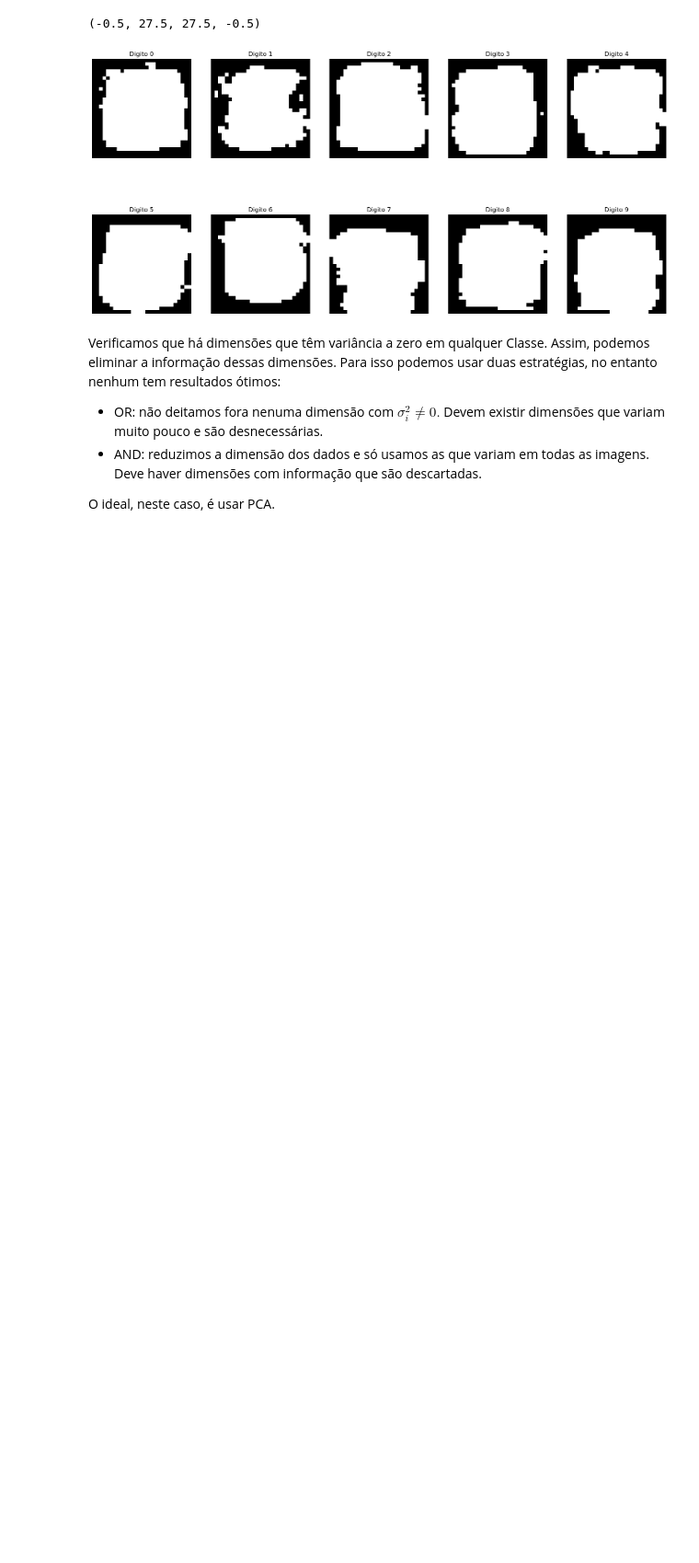
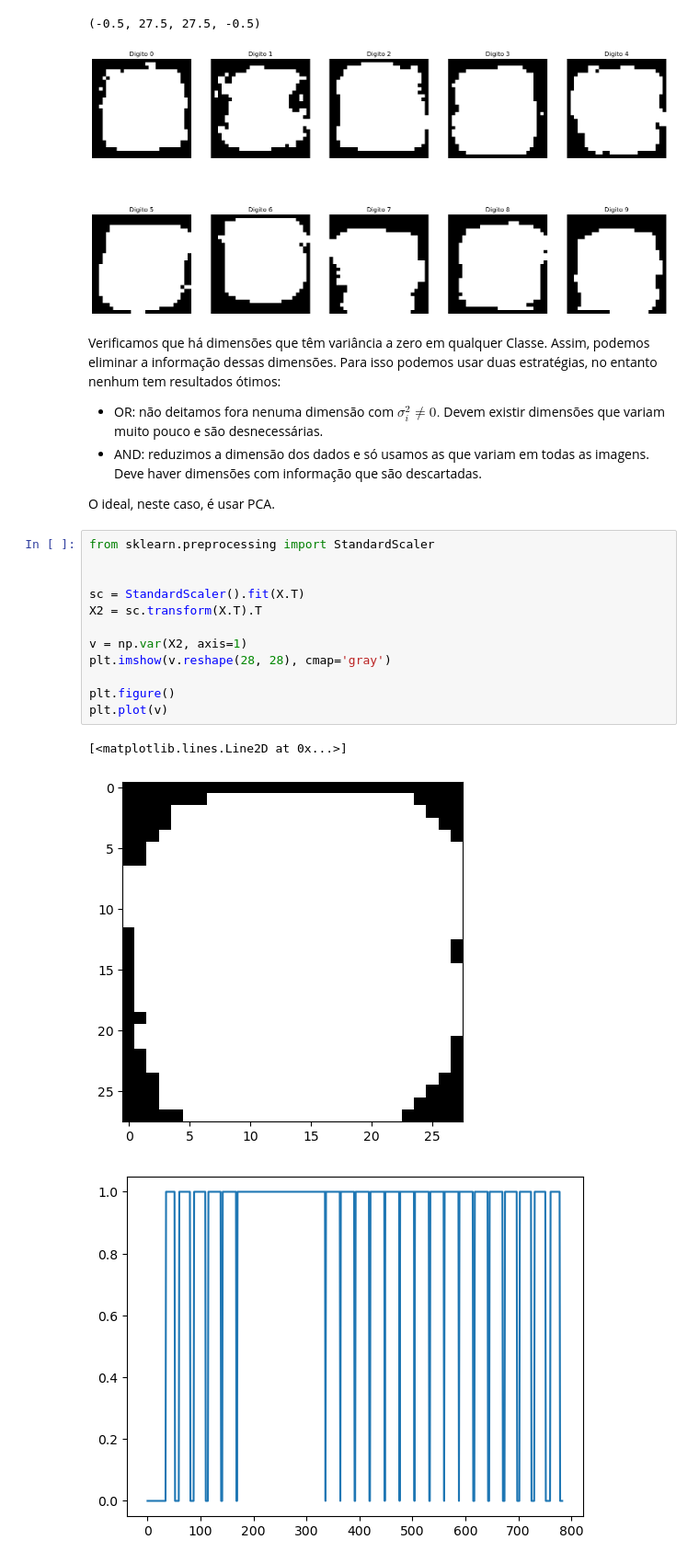
Before and after one commit to AnaSofOliveira/AA-22-23, a Jupyter notebook: Laboratorios/Lab3/Lab3.ipynb, the cells around one changed output. Shown at 92% size. Cells and saved outputs as stored; diff of their text form; blank space fills up the shorter version.

```diff
--- a/Laboratorios/Lab3/Lab3.ipynb
+++ b/Laboratorios/Lab3/Lab3.ipynb
@@ -541,3 +543,19 @@ Verificamos que há dimensões que têm variância a zero em qualquer Classe. As
 - AND: reduzimos a dimensão dos dados e só usamos as que variam em todas as imagens. Deve haver dimensões com informação que são descartadas.
 
 O ideal, neste caso, é usar PCA.
+# %%
+from sklearn.preprocessing import StandardScaler
+
+
+sc = StandardScaler().fit(X.T)
+X2 = sc.transform(X.T).T
+
+v = np.var(X2, axis=1)
+plt.imshow(v.reshape(28, 28), cmap='gray')
+
+plt.figure()
+plt.plot(v)
+# %% [output]
+[<matplotlib.lines.Line2D at 0x...>]
+[figure, added]
+[figure, added]
```
Also changed, not shown: parts of 5 cells of this notebook.
